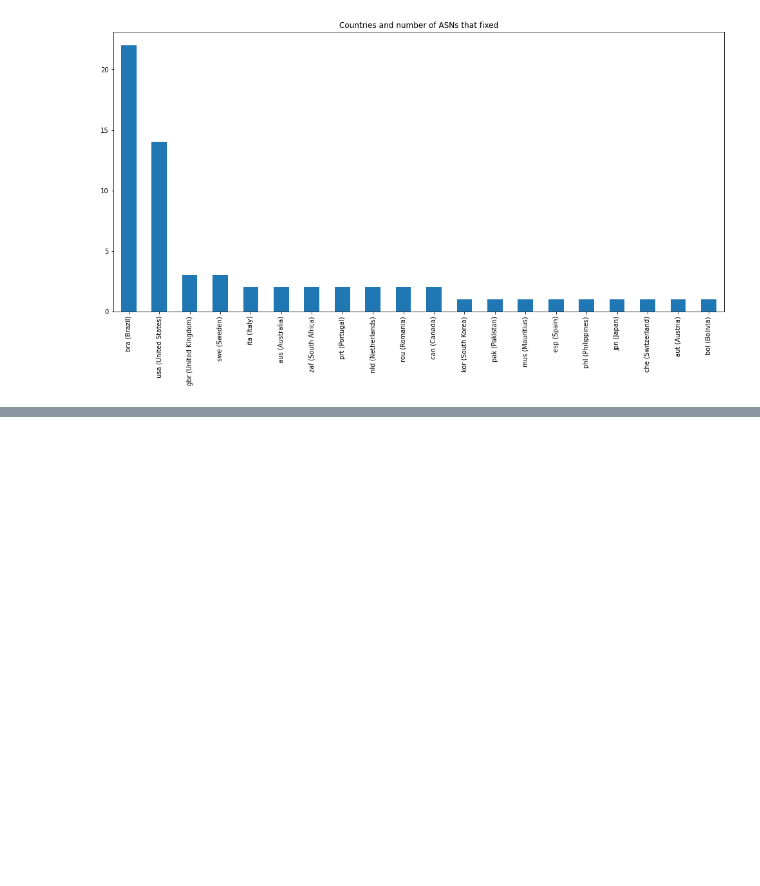
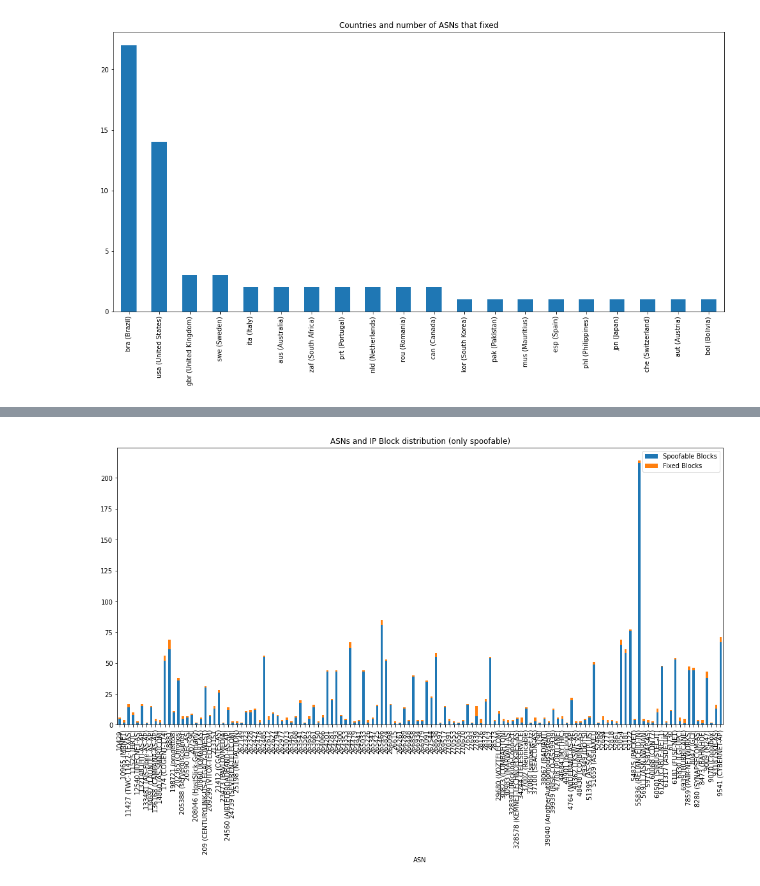
Before and after one commit to astamagg/econ_sec, a Jupyter notebook: Data analysis.ipynb, the cells around one changed output, grey strips where cells are left out. Drawn from its saved outputs; the diff is of its cells as text; code cells hidden in the pictures; blank space fills up the shorter version.

```diff
--- a/Data analysis.ipynb
+++ b/Data analysis.ipynb
@@ -315,0 +294,7 @@ Name: First Fixed Timestamp, Length: 819, dtype: datetime64[ns]
+# %%
+final_df = spoofable_df.merge(remedies_df, on="ASN")
+final_df = final_df.rename(columns={"IP Block": "Fixed Blocks"})
+final_df.plot(kind='bar', stacked=True,figsize=(17,8),  title="ASNs and IP Block distribution (only spoofable)")
+plt.show()
+# %% [output]
+[figure, added]
```
Also changed, not shown: parts of 10 cells of this notebook.
